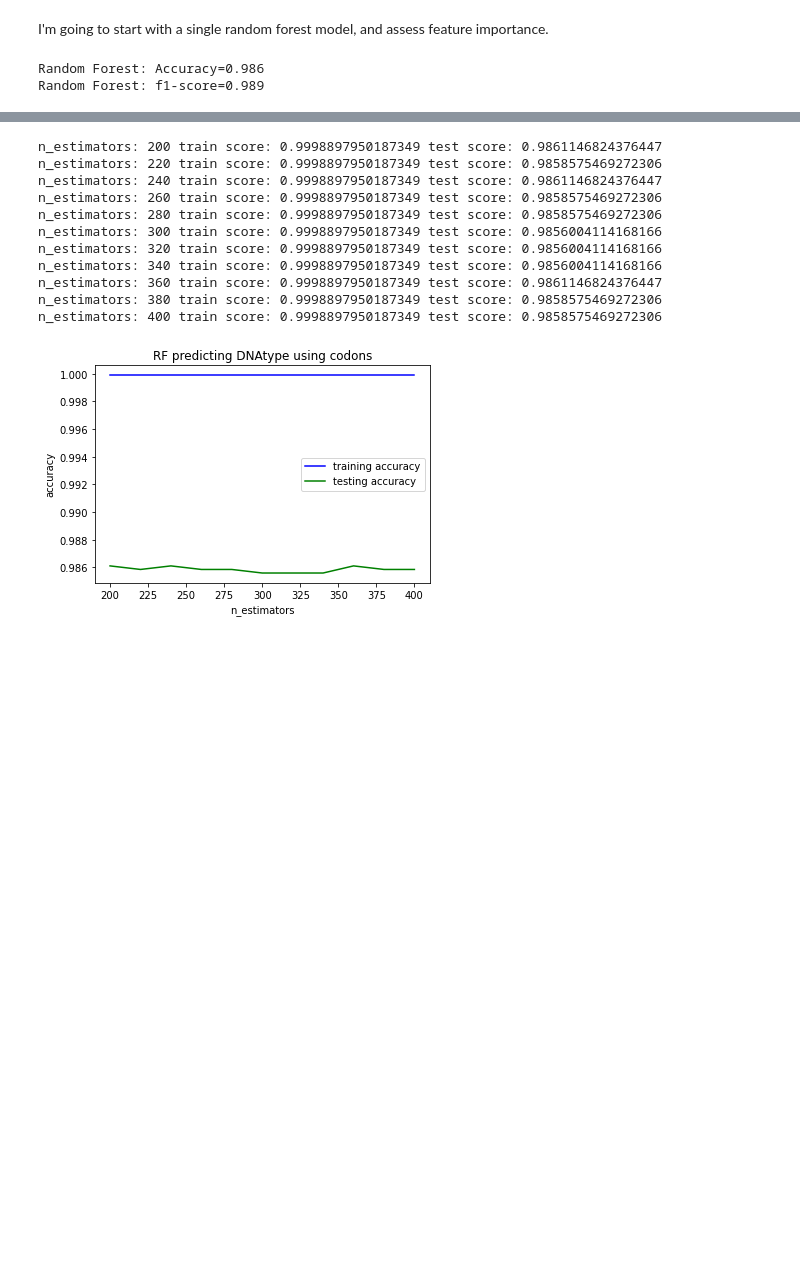
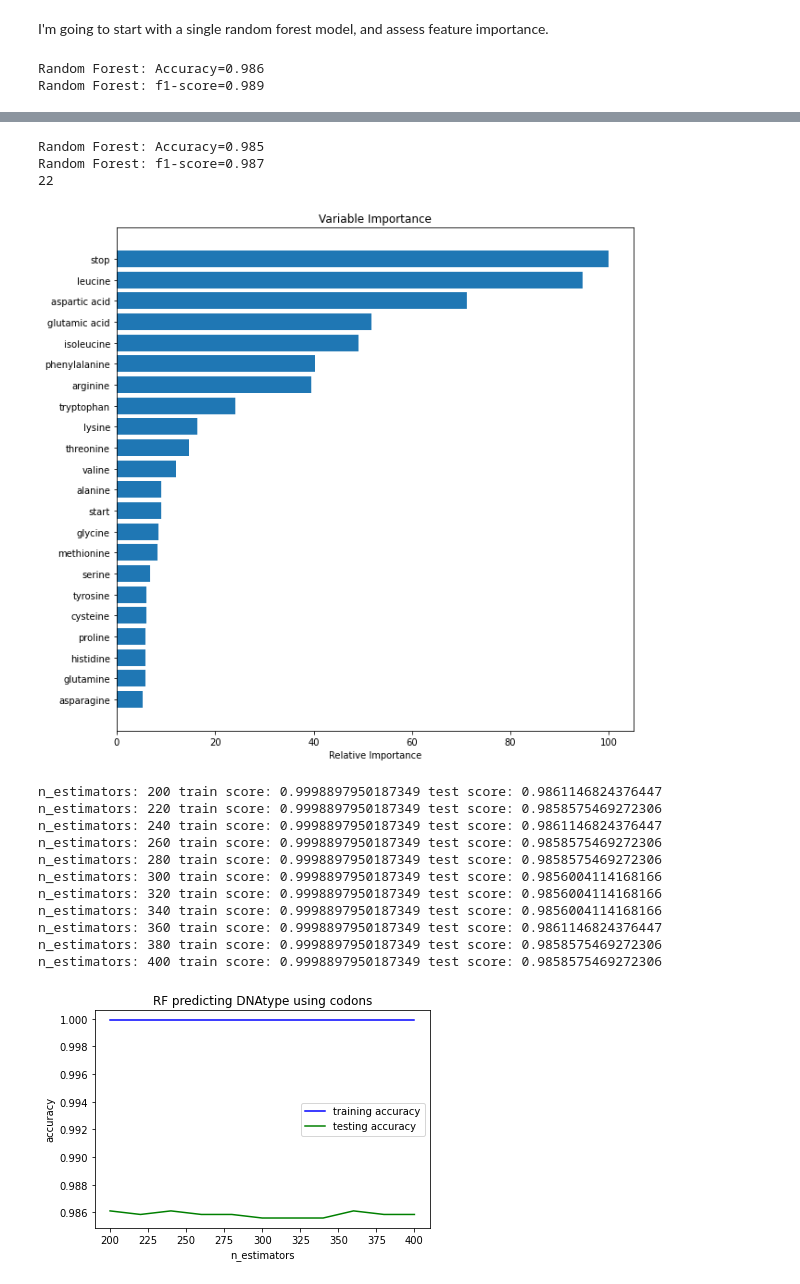
Before and after one commit to skizlik/capstone-2-dna-taxon-prediction, a Jupyter notebook: Capstone 2 Modeling.ipynb, the cells around one changed output, grey strips where cells are left out. Saved outputs shown, nothing was run; the diff lists cells and outputs as text; code cells hidden in the pictures; blank space fills up the shorter version.

```diff
--- a/Capstone 2 Modeling.ipynb
+++ b/Capstone 2 Modeling.ipynb
@@ -249,3 +267,39 @@ Random Forest: f1-score=0.989
+# %%
+y = cu[dnacols]
+X = cu[amino_list]
+X_train, X_test, y_train, y_test = train_test_split(X, y, test_size=0.3, random_state=1863)
+
+rfc = RandomForestClassifier(n_estimators=300, random_state = 531,n_jobs=-1)
+model_res = rfc.fit(X_train, y_train)
+y_pred = model_res.predict(X_test)
+
+ac = accuracy_score(y_test, y_pred)
+f1 = f1_score(y_test, y_pred, average='weighted')
+
+
+print('Random Forest: Accuracy=%.3f' % (ac))
+
+print('Random Forest: f1-score=%.3f' % (f1))
+
+feature_importance = rfc.feature_importances_
+# make importances relative to max importance
+feature_importance = 100.0 * (feature_importance / feature_importance.max())[:30]
+sorted_idx = np.argsort(feature_importance)[:30]
+
+pos = np.arange(sorted_idx.shape[0]) + .5
+print(pos.size)
+sorted_idx.size
+plt.figure(figsize=(10,10))
+plt.barh(pos, feature_importance[sorted_idx], align='center')
+plt.yticks(pos, X.columns[sorted_idx])
+plt.xlabel('Relative Importance')
+plt.title('Variable Importance')
+plt.show()
+# %% [output]
+Random Forest: Accuracy=0.985
+Random Forest: f1-score=0.987
+22
+[figure, added]
 # %%
 # ok, let's try iterating over some values for n_estimators
 # (here, y=DNAtype and X=codons)
```
Also changed, not shown: parts of 12 cells of this notebook.
